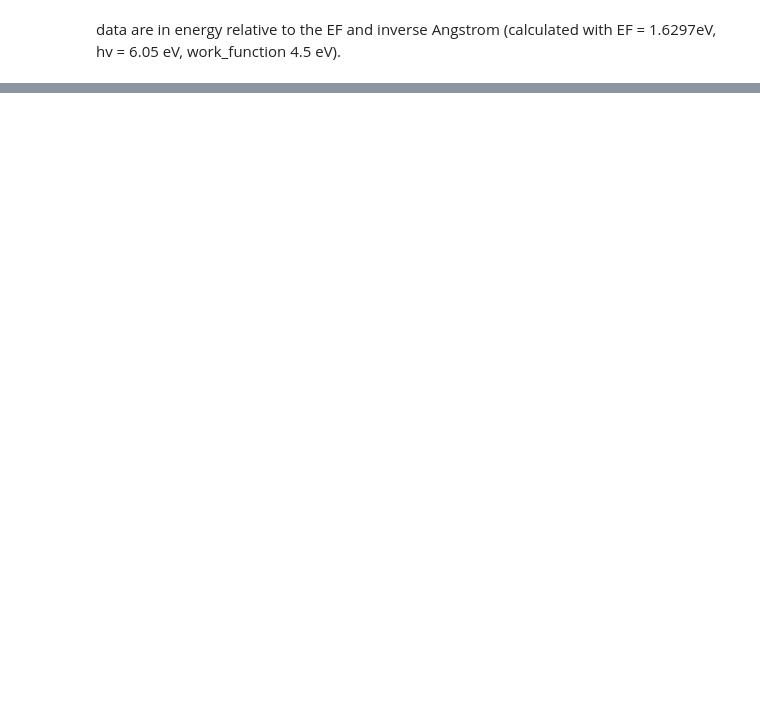
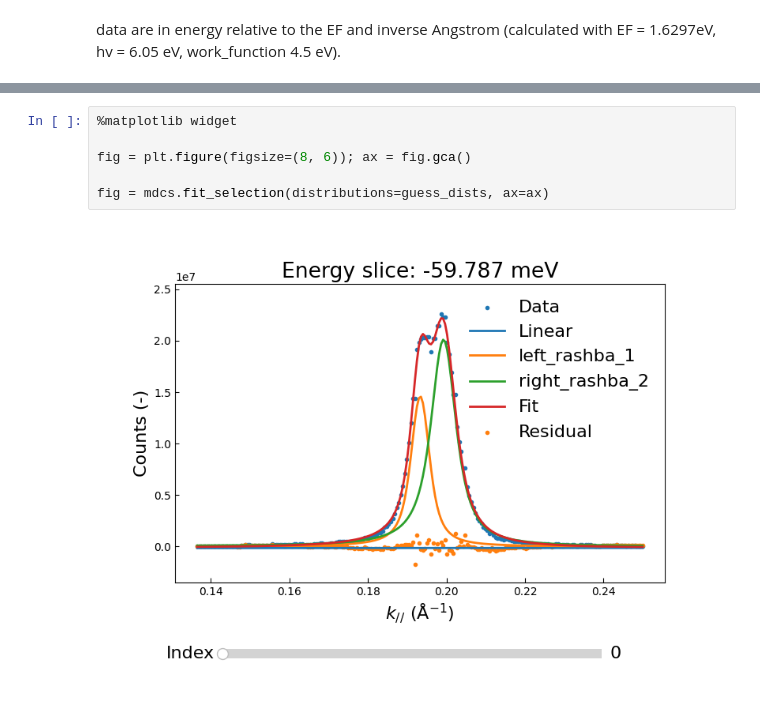
Before and after one commit to xARPES/xARPES, a Jupyter notebook: doc/notebooks/cu_111.ipynb, the cells around one changed output, grey strips where cells are left out. Drawn from its saved outputs; the diff is of its cells as text; blank space fills up the shorter version.

```diff
--- a/doc/notebooks/cu_111.ipynb
+++ b/doc/notebooks/cu_111.ipynb
@@ -47,0 +110,8 @@ fig = bmap.plot(abscissa='angle', ordinate='kinetic_energy', size_kwargs=dict(w=
+# %%
+%matplotlib widget
+
+fig = plt.figure(figsize=(8, 6)); ax = fig.gca()
+
+fig = mdcs.fit_selection(distributions=guess_dists, ax=ax)
+# %% [output]
+[figure, added]
```
Also changed, not shown: parts of 8 cells of this notebook, 7 other files.
